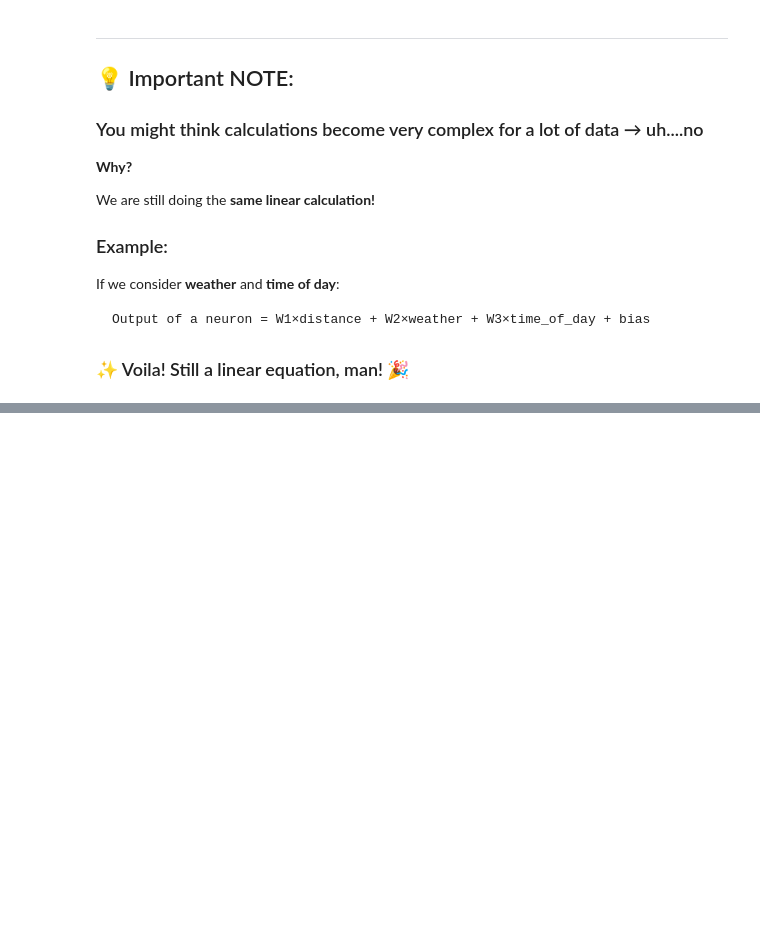
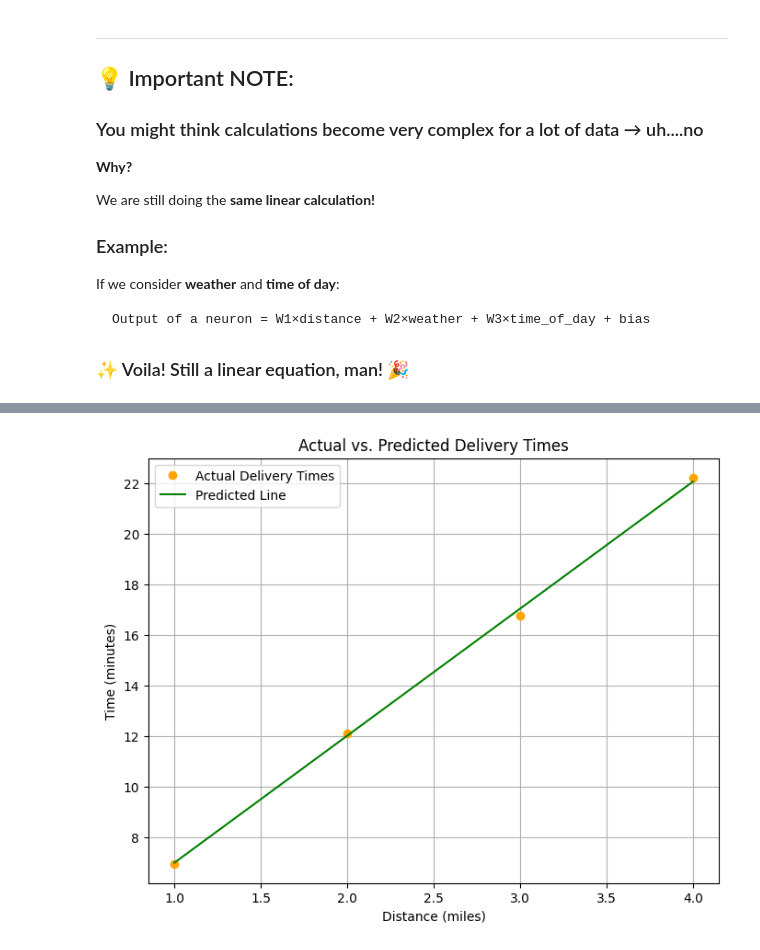
Before and after one commit to AparimeyaTiwari/AI_ENGINEERING_JOURNEY, a Jupyter notebook: BASIC_LIBRARIES/pytorch_learning/basics.ipynb, the cells around one changed output, grey strips where cells are left out. Drawn from its saved outputs; the diff is of its cells as text; code cells hidden in the pictures; blank space fills up the shorter version.

Commit message:
first neural net with pytorch

```diff
--- a/BASIC_LIBRARIES/pytorch_learning/basics.ipynb
+++ b/BASIC_LIBRARIES/pytorch_learning/basics.ipynb
@@ -159,0 +253,86 @@ Output of a neuron = W1×distance + W2×weather + W3×time_of_day + bias
+# %%
+import torch
+import torch.nn as nn
+import torch.optim as optim
+
+import helper_utils
+
+
+# This line ensures that your results are reproducible and consistent every time.
+torch.manual_seed(42)
+
+'''
+Pytorch core functions -> torch
+Component to build neural network -> nn
+Tools for training the network -> optim
+'''
+
+distances = torch.tensor([[1.0], [2.0], [3.0], [4.0]], dtype=torch.float32)
+times = torch.tensor([[6.96], [12.11], [16.77], [22.21]], dtype=torch.float32)
+
+'''Here
+[[6.96],[12.27],[16.77],[22.21]] -> subset of entire dataset, collection of data point => BATCH
+[6.96] => Sample in the batch. Since we are only considering distance 1 feature in the bracket
+dtype = torch.float32 => Tells torch what type of numbers to store
+'''
+
+model = nn.Sequential(nn.Linear(1,1))
+
+'''(1,1)=> first 1: the input
+        second 1: the output (delivery times)
+'''
+
+loss_function = nn.MSELoss() # to calculate the loss ie how wrong or right the prediction our, have to reduce this
+optimizer = optim.SGD(model.parameters(),lr = 0.01)
+# Stocastic gradeint descent, algo which decides which direction to adjust weight and bias to reduce error or loss
+# model paramter: to access those values ie weight and bias
+# lr => learning rate (how we are adjusting: too much or small increments)
+
+#training loop (automating manual changes in weights and biases we did)
+# each run through the entire training data=> EPOCH
+# In a EPOCH
+'''
+1) make prediction
+2) Measure how off the prediction is
+3) adjust the internal parameters (ex) weight and bias
+'''
+for epoch in range(500):
+    #reseting optimizer (so that we start fresher for each epoch ie we do not want to keep old adjustments from teh previosu steps)
+    optimizer.zero_grad()
+
+    # 1) Make prediction
+    output = model(distances)
+
+    # 2)Calculate the loss
+    loss = loss_function(output,times)
+
+    # 3) Calculate adjustments => Backward prop
+    loss.backward()
+
+    #4) Update the model => Makes the adjustments
+    optimizer.step()
+
+    if((epoch+1)%25 == 0):
+        print(f"The loss for epoch{epoch+1} is {loss.item()}")
+
+helper_utils.plot_results(model, distances, times)
+
+with torch.no_grad(): #ie only doing infernece for now
+    test_input = torch.tensor([[15.0]],dtype=torch.float32)
+    predicted_time = model(test_input)
+    print(f"Predicted time is: {predicted_time.item():.1f} minutes")
+
+    if predicted_time.item() > 30:
+        print("\nDecision: Do NOT take the job. You will likely be late.")
+    else:
+        print("\nDecision: Take the job. You can make it!")
+
+
+layer = model[0]
+
+weight = layer.weight.data.numpy()
+bias  = layer.bias.data.numpy()
+
+print(weight)
+print(bias)
+# %% [output]
@@ -159,0 +359 @@ Output of a neuron = W1×distance + W2×weather + W3×time_of_day + bias
+[figure, added]
```
Also changed, not shown: parts of 4 cells of this notebook, 2 other files.
